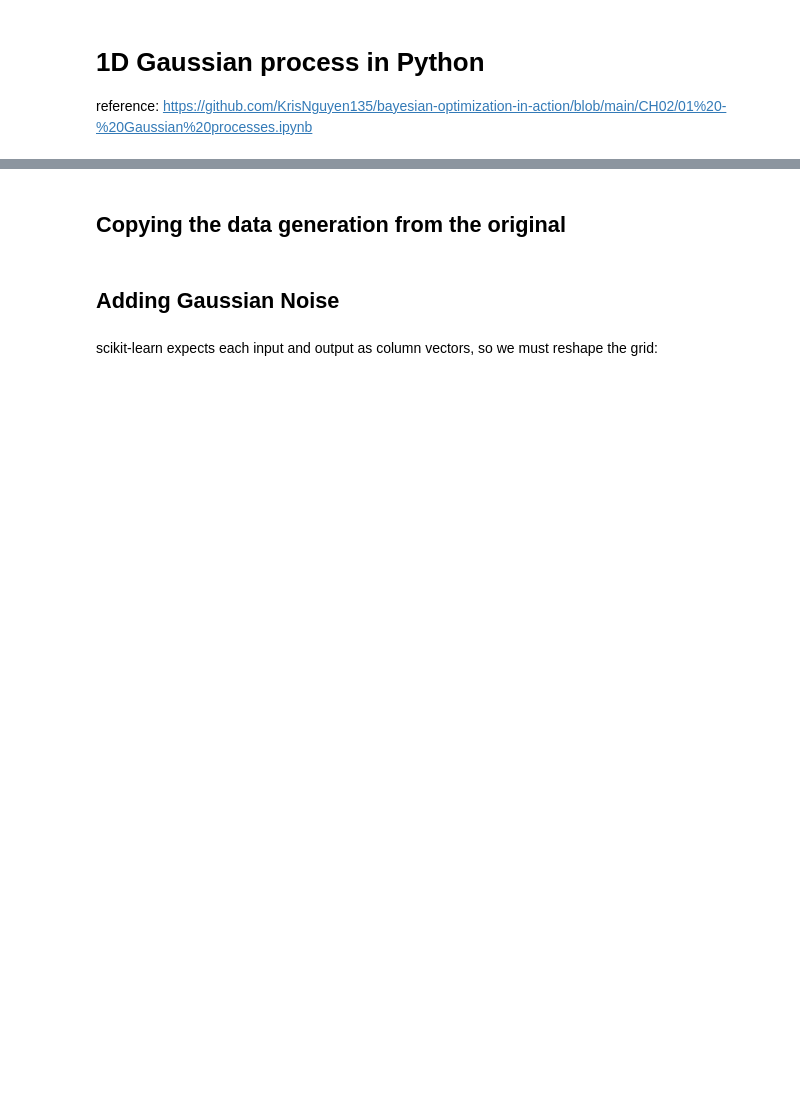
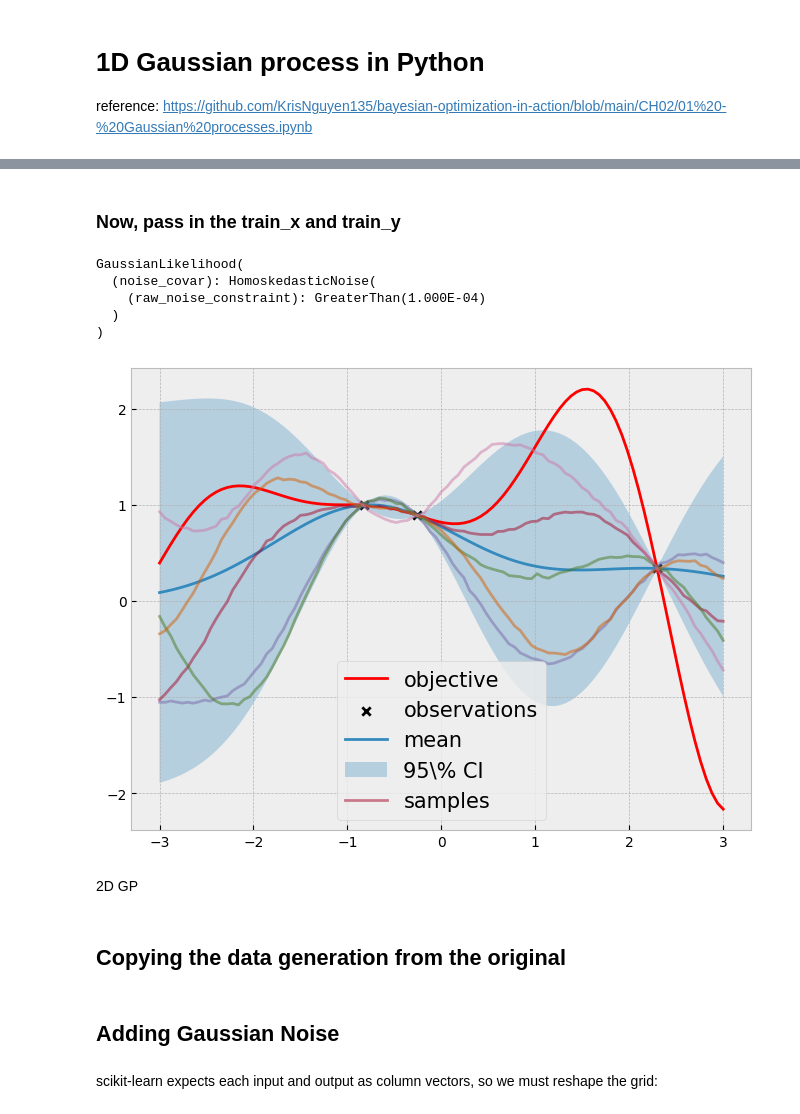
Before and after one commit to JefferyLiu6/Bayesian_Optimization, a Jupyter notebook: 2D_Gaussian_process_regression /gpr_GPyTorch.ipynb, the cells around one changed output, grey strips where cells are left out. Drawn from its saved outputs; the diff is of its cells as text; code cells hidden in the pictures; blank space fills up the shorter version.

```diff
--- a/2D_Gaussian_process_regression /gpr_GPyTorch.ipynb
+++ b/2D_Gaussian_process_regression /gpr_GPyTorch.ipynb
@@ -44,3 +111,54 @@ tensor([[1.6054],
+# %% [markdown]
+### Now, pass in the train_x and train_y
+# %%
+# declare the GP
+lengthscale = 1
+noise = 1e-4
+
+likelihood = gpytorch.likelihoods.GaussianLikelihood()
+model = BaseGPModel(train_x, train_y, likelihood)
+
+# fix the hyperparameters
+model.covar_module.lengthscale = lengthscale
+model.likelihood.noise = noise
+
+model.eval()
+likelihood.eval()
+# %% [output]
+GaussianLikelihood(
+  (noise_covar): HomoskedasticNoise(
+    (raw_noise_constraint): GreaterThan(1.000E-04)
+  )
+)
+# %%
+with torch.no_grad():
+    predictive_distribution = likelihood(model(xs))
+    predictive_mean = predictive_distribution.mean
+    predictive_lower, predictive_upper = predictive_distribution.confidence_region()
+
+    torch.manual_seed(0)
+    samples = predictive_distribution.sample(torch.Size([5]))
+# %%
+plt.figure(figsize=(8, 6))
+
+plt.plot(xs, ys, label="objective", c="r")
+plt.scatter(train_x, train_y, marker="x", c="k", label="observations")
+
+plt.plot(xs, predictive_mean, label="mean")
+plt.fill_between(
+    xs.flatten(), predictive_upper, predictive_lower, alpha=0.3, label="95\% CI"
+)
+
+plt.plot(xs, samples[0, :], alpha=0.5, label="samples")
+
+for i in range(1, samples.shape[0]):
+    plt.plot(xs, samples[i, :], alpha=0.5)
+
+plt.legend(fontsize=15);
+# %% [output]
+[figure, added]
+# %% [markdown]
+2D GP
 # %% [markdown]
 ## Copying the data generation from the original
 # %%
```
Also changed, not shown: parts of 22 cells of this notebook, 2 other files.
